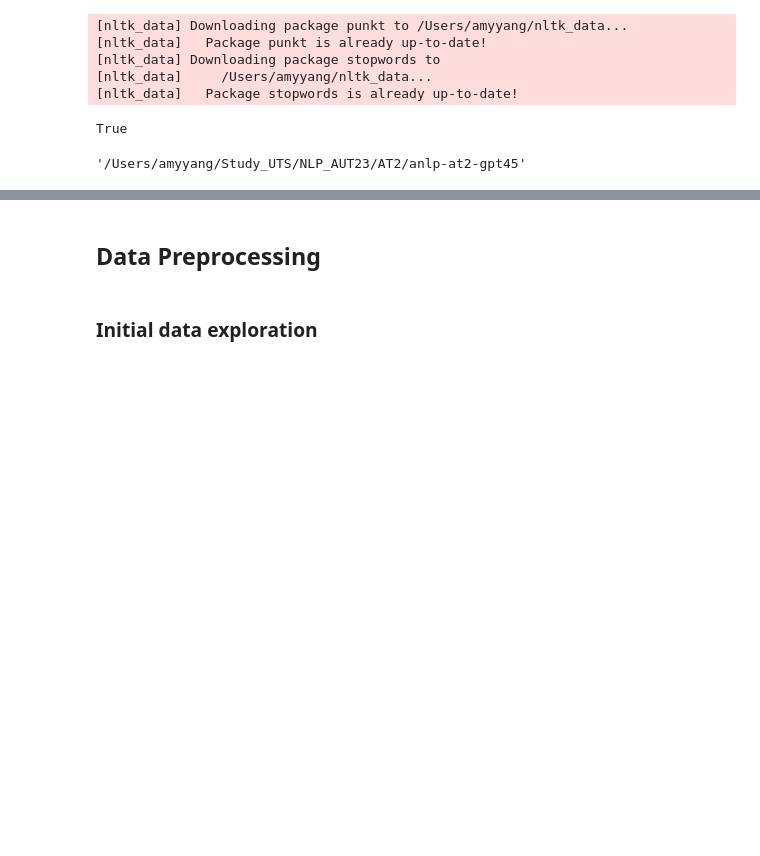
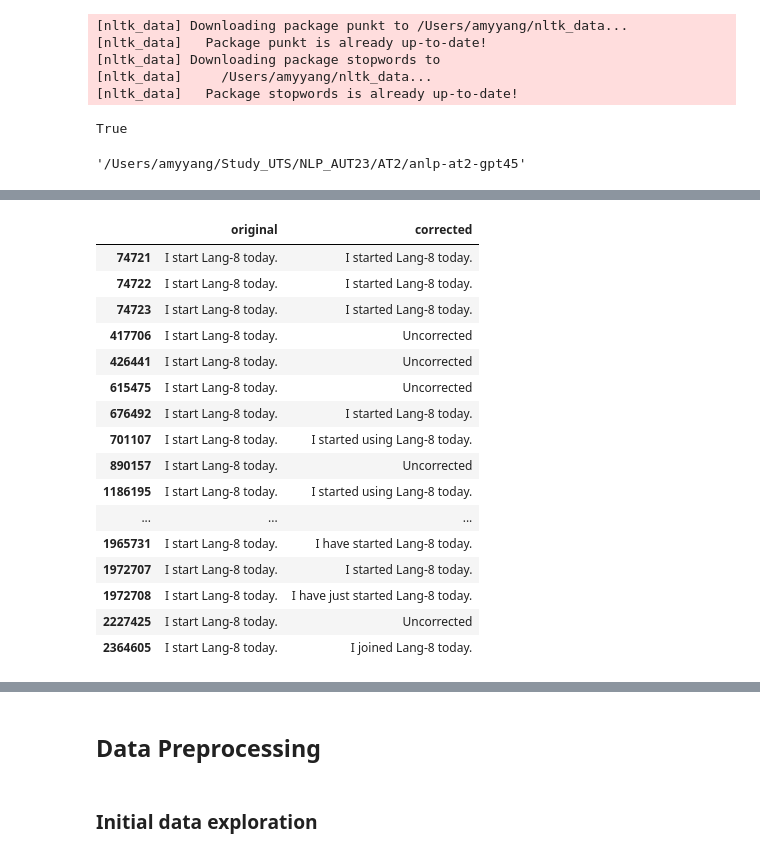
Before and after one commit to danish-sven/anlp-at2-gpt45, a Jupyter notebook: 1. Python Notebooks/eda.ipynb, the cells around one changed output, grey strips where cells are left out. Cells and saved outputs as stored; diff of their text form; code cells hidden in the pictures; blank space fills up the shorter version.

```diff
--- a/1. Python Notebooks/eda.ipynb
+++ b/1. Python Notebooks/eda.ipynb
@@ -38,0 +48,20 @@ df=pd.read_csv(file)
+# %%
+df[df['original']=='I start Lang-8 today.']
+# %% [output]
+|  | original | corrected |
+| 74721 | I start Lang-8 today. | I started Lang-8 today. |
+| 74722 | I start Lang-8 today. | I started Lang-8 today. |
+| 74723 | I start Lang-8 today. | I started Lang-8 today. |
+| 417706 | I start Lang-8 today. | Uncorrected |
+| 426441 | I start Lang-8 today. | Uncorrected |
+| 615475 | I start Lang-8 today. | Uncorrected |
+| 676492 | I start Lang-8 today. | I started Lang-8 today. |
+| 701107 | I start Lang-8 today. | I started using Lang-8 today. |
+| 890157 | I start Lang-8 today. | Uncorrected |
+| 1186195 | I start Lang-8 today. | I started using Lang-8 today. |
+| ... | ... | ... |
+| 1965731 | I start Lang-8 today. | I have started Lang-8 today. |
+| 1972707 | I start Lang-8 today. | I started Lang-8 today. |
+| 1972708 | I start Lang-8 today. | I have just started Lang-8 today. |
+| 2227425 | I start Lang-8 today. | Uncorrected |
+| 2364605 | I start Lang-8 today. | I joined Lang-8 today. |
```
Also changed, not shown: parts of 2 cells of this notebook.
